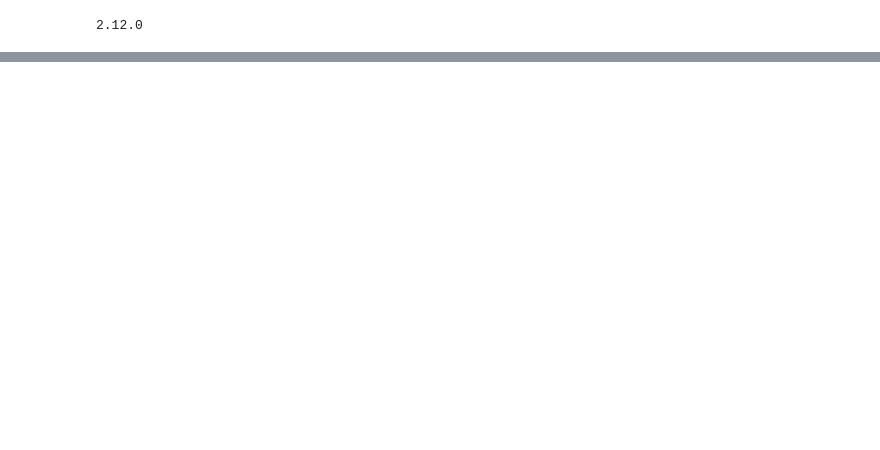
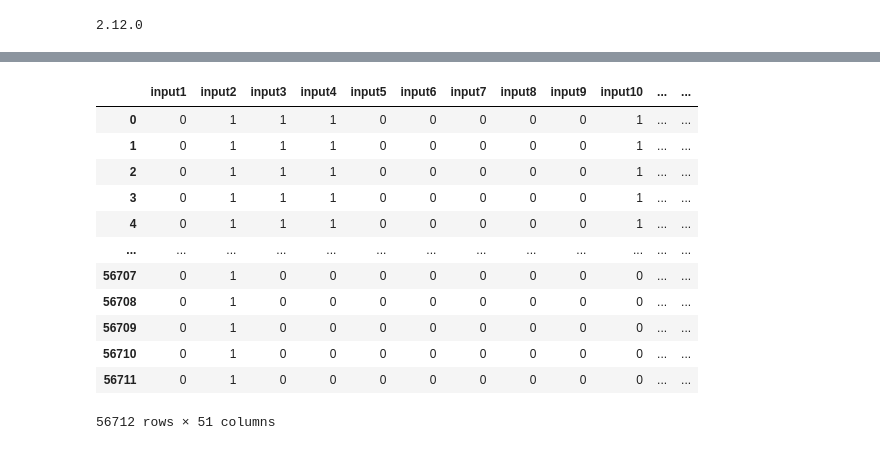
Before and after one commit to mohamedfadul/DeepSearch-Finding-Truncated-Differential-Trails-Using-Genetic-Algorithms-and-Deep-Learning, a Jupyter notebook: Neural_Network_Model_and_GA_to_Predict_TWINE_Round15_GitHub.ipynb, the cells around one changed output, grey strips where cells are left out. Cells and saved outputs as stored; diff of their text form; code cells hidden in the pictures; blank space fills up the shorter version.

```diff
--- a/Neural_Network_Model_and_GA_to_Predict_TWINE_Round15_GitHub.ipynb
+++ b/Neural_Network_Model_and_GA_to_Predict_TWINE_Round15_GitHub.ipynb
@@ -86,5 +81,21 @@ all_dataset_path.cs     [ <=>                ]  78.49K  --.-KB/s    in 0.02s
 # %%
 dataset = pd.read_csv('all_dataset_path.csv')
+# %%
+dataset
+# %% [output]
+|  | input1 | input2 | input3 | input4 | input5 | input6 | input7 | input8 | input9 | input10 | ... | ... |
+| 0 | 0 | 1 | 1 | 1 | 0 | 0 | 0 | 0 | 0 | 1 | ... | ... |
+| 1 | 0 | 1 | 1 | 1 | 0 | 0 | 0 | 0 | 0 | 1 | ... | ... |
+| 2 | 0 | 1 | 1 | 1 | 0 | 0 | 0 | 0 | 0 | 1 | ... | ... |
+| 3 | 0 | 1 | 1 | 1 | 0 | 0 | 0 | 0 | 0 | 1 | ... | ... |
+| 4 | 0 | 1 | 1 | 1 | 0 | 0 | 0 | 0 | 0 | 1 | ... | ... |
+| ... | ... | ... | ... | ... | ... | ... | ... | ... | ... | ... | ... | ... |
+| 56707 | 0 | 1 | 0 | 0 | 0 | 0 | 0 | 0 | 0 | 0 | ... | ... |
+| 56708 | 0 | 1 | 0 | 0 | 0 | 0 | 0 | 0 | 0 | 0 | ... | ... |
+| 56709 | 0 | 1 | 0 | 0 | 0 | 0 | 0 | 0 | 0 | 0 | ... | ... |
+| 56710 | 0 | 1 | 0 | 0 | 0 | 0 | 0 | 0 | 0 | 0 | ... | ... |
+| 56711 | 0 | 1 | 0 | 0 | 0 | 0 | 0 | 0 | 0 | 0 | ... | ... |
+56712 rows × 51 columns
 # %%
 test_dataset = dataset.sample(frac=0.10,random_state=0)
 droped_test_dataset = dataset.drop(test_dataset.index)
```
Also changed, not shown: parts of 6 cells of this notebook.
